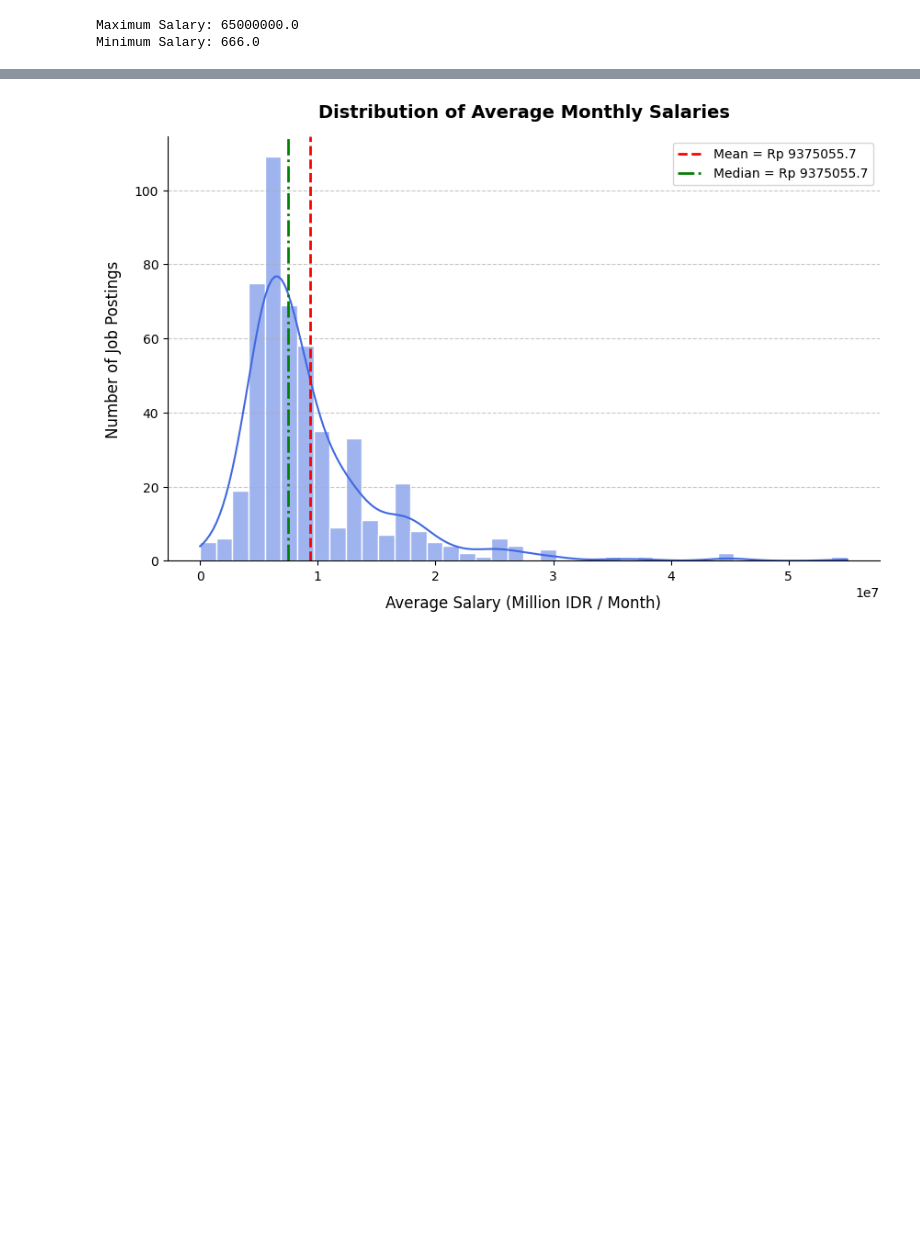
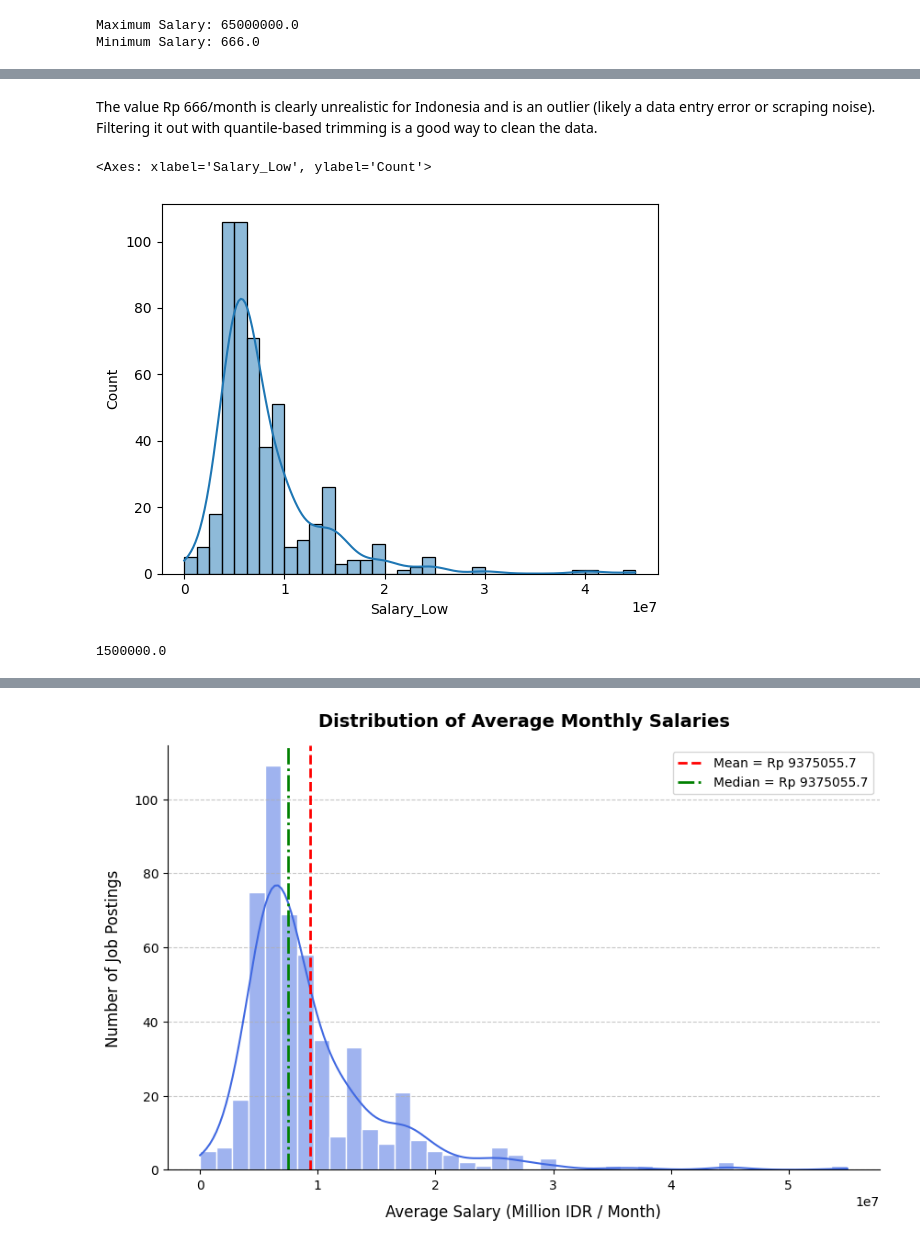
Before and after one commit to Jasman123/Web_scraping_and_Job_Analyze, a Jupyter notebook: Github_Project_WebScraping.ipynb, the cells around one changed output, grey strips where cells are left out. Saved outputs shown, nothing was run; the diff lists cells and outputs as text; code cells hidden in the pictures; blank space fills up the shorter version.

```diff
--- a/Github_Project_WebScraping.ipynb
+++ b/Github_Project_WebScraping.ipynb
@@ -654,3 +654,17 @@ df_max
 # %% [output]
 |  | Title | Classification | Company | Location | Posting | Salary | Description | Salary_Low | Salary_High | ... |
 | 628 | Senior Sales Manager | (Perbankan & Layanan Finansial) | Tdecision Malaysia Sdn Bhd | Jakarta Raya | 26 hari yang lalu | Rp 45,000,000 – Rp 65,000,000 per... | Lead a dynamic sales team at a le... | 45000000.0 | 65000000.0 | ... |
+# %% [markdown]
+The value Rp 666/month is clearly unrealistic for Indonesia and is an outlier (likely a data entry error or scraping noise). Filtering it out with quantile-based trimming is a good way to clean the data.
+# %%
+sns.histplot(df['Salary_Low'], kde=True)
+# %% [output]
+<Axes: xlabel='Salary_Low', ylabel='Count'>
+[figure, added]
+# %%
+q = df['Salary_Low'].quantile(0.01)
+df_min = df[df['Salary_Low'] >= q]
+min_salary = df_min['Salary_Low'].min()
+min_salary
+# %% [output]
+1500000.0
```
Also changed, not shown: parts of 8 cells of this notebook.
